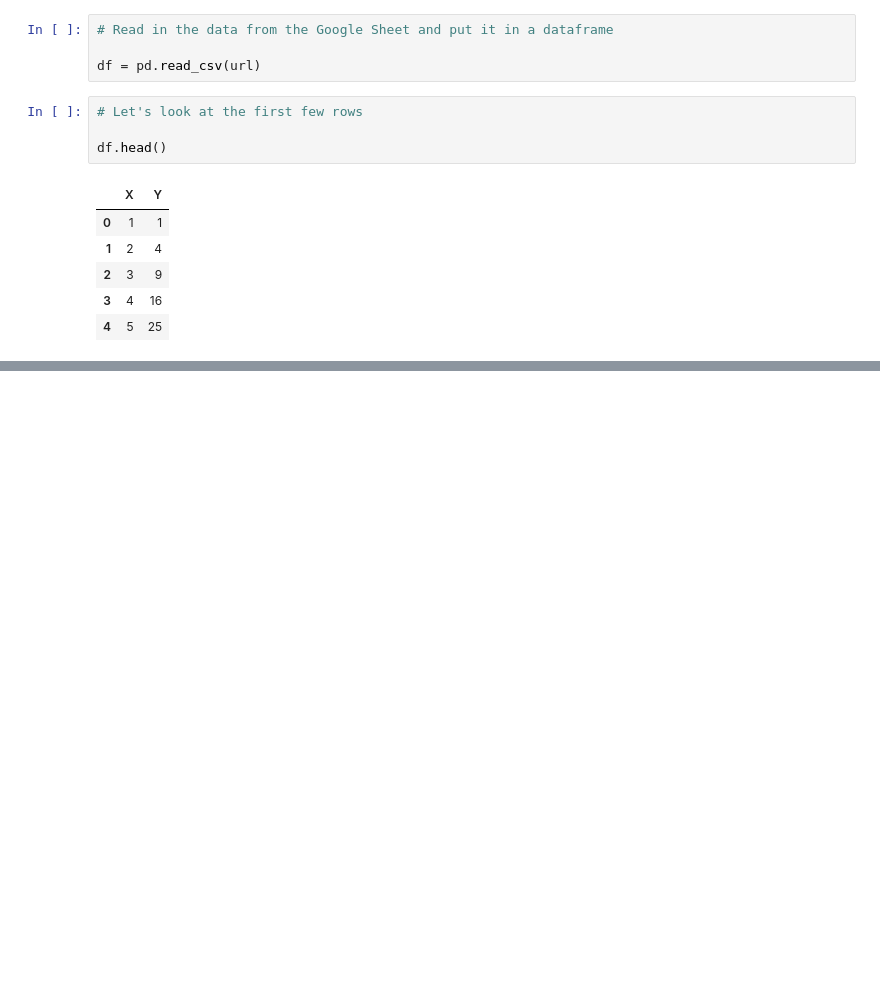
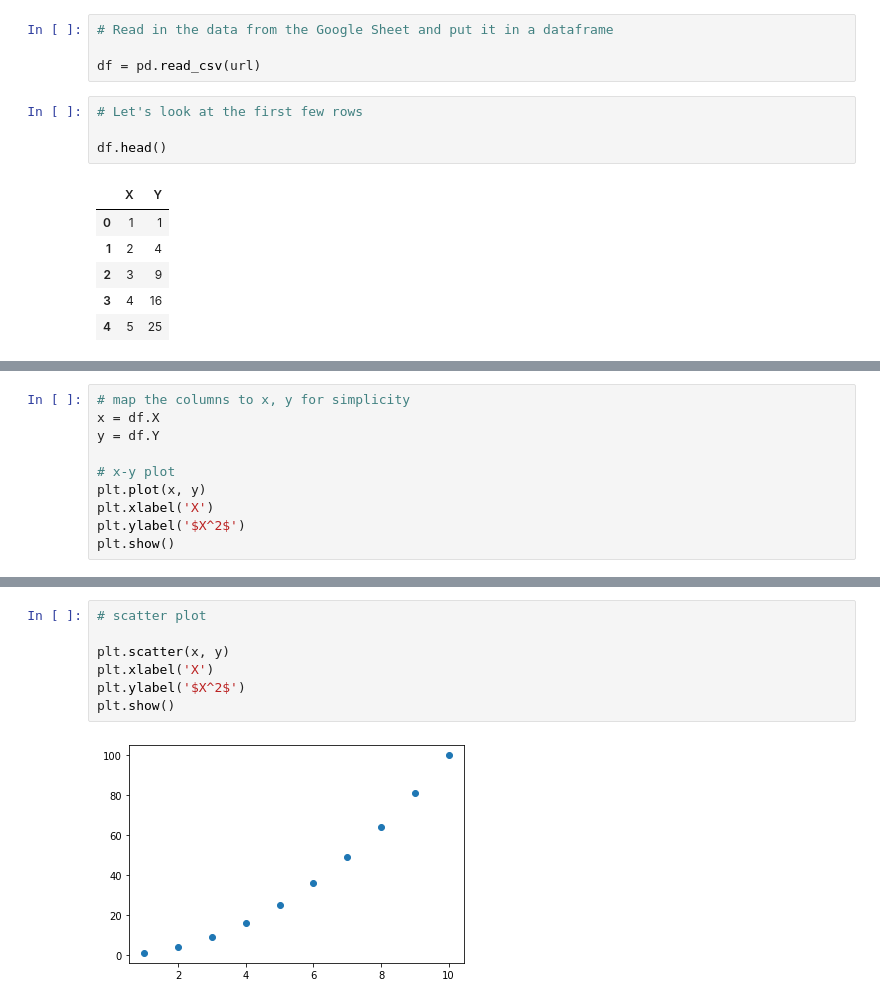
Before and after one commit to pbeens/OTF-Data-Analysis-2021-05, a Jupyter notebook: Demo_Input_Data_from_Google_Sheet.ipynb, the cells around one changed output, grey strips where cells are left out. Drawn from its saved outputs; the diff is of its cells as text; blank space fills up the shorter version.

```diff
--- a/Demo_Input_Data_from_Google_Sheet.ipynb
+++ b/Demo_Input_Data_from_Google_Sheet.ipynb
@@ -53,0 +64,10 @@ df.plot(kind='line',
+# %%
+# map the columns to x, y for simplicity
+x = df.X
+y = df.Y
+
+# x-y plot
+plt.plot(x, y)
+plt.xlabel('X')
+plt.ylabel('$X^2$')
+plt.show()
@@ -53,0 +76,9 @@ df.plot(kind='line',
+# %%
+# scatter plot
+
+plt.scatter(x, y)
+plt.xlabel('X')
+plt.ylabel('$X^2$')
+plt.show()
+# %% [output]
+[figure, added]
```
Also changed, not shown: parts of 5 cells of this notebook.
